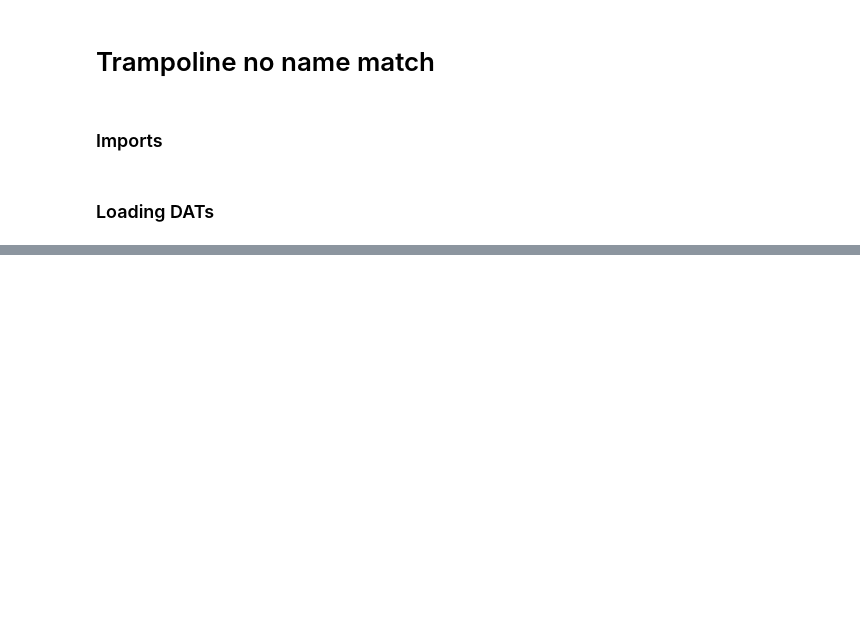
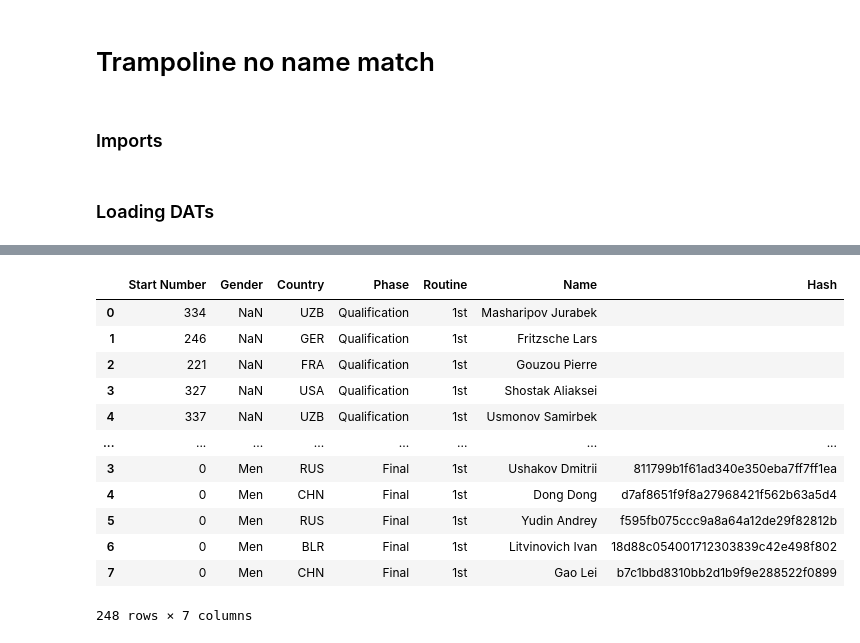
Before and after one commit to falkoin/gym_list_conversion, a Jupyter notebook: noname_dat_to_db.ipynb, the cells around one changed output, grey strips where cells are left out. Cells and saved outputs as stored; diff of their text form; code cells hidden in the pictures; blank space fills up the shorter version.

```diff
--- a/noname_dat_to_db.ipynb
+++ b/noname_dat_to_db.ipynb
@@ -157,0 +1087,18 @@ test_name
+# %%
+df_overall = pd.concat([df_overall, df_main])
+# %%
+df_overall
+# %% [output]
+|  | Start Number | Gender | Country | Phase | Routine | Name | Hash |
+| 0 | 334 | NaN | UZB | Qualification | 1st | Masharipov Jurabek |  |
+| 1 | 246 | NaN | GER | Qualification | 1st | Fritzsche Lars |  |
+| 2 | 221 | NaN | FRA | Qualification | 1st | Gouzou Pierre |  |
+| 3 | 327 | NaN | USA | Qualification | 1st | Shostak Aliaksei |  |
+| 4 | 337 | NaN | UZB | Qualification | 1st | Usmonov Samirbek |  |
+| ... | ... | ... | ... | ... | ... | ... | ... |
+| 3 | 0 | Men | RUS | Final | 1st | Ushakov Dmitrii | 811799b1f61ad340e350eba7ff7ff1ea |
+| 4 | 0 | Men | CHN | Final | 1st | Dong Dong | d7af8651f9f8a27968421f562b63a5d4 |
+| 5 | 0 | Men | RUS | Final | 1st | Yudin Andrey | f595fb075ccc9a8a64a12de29f82812b |
+| 6 | 0 | Men | BLR | Final | 1st | Litvinovich Ivan | 18d88c054001712303839c42e498f802 |
+| 7 | 0 | Men | CHN | Final | 1st | Gao Lei | b7c1bbd8310bb2d1b9f9e288522f0899 |
+248 rows × 7 columns
```
Also changed, not shown: parts of 32 cells of this notebook, 4 other files.
